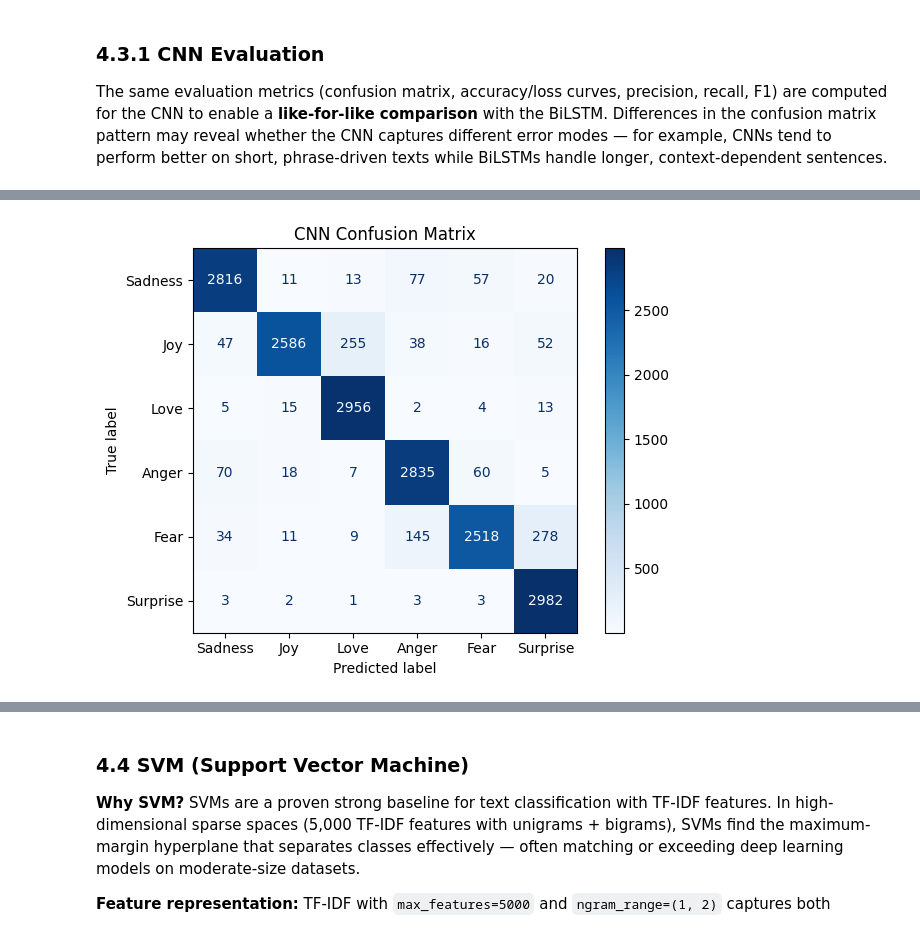
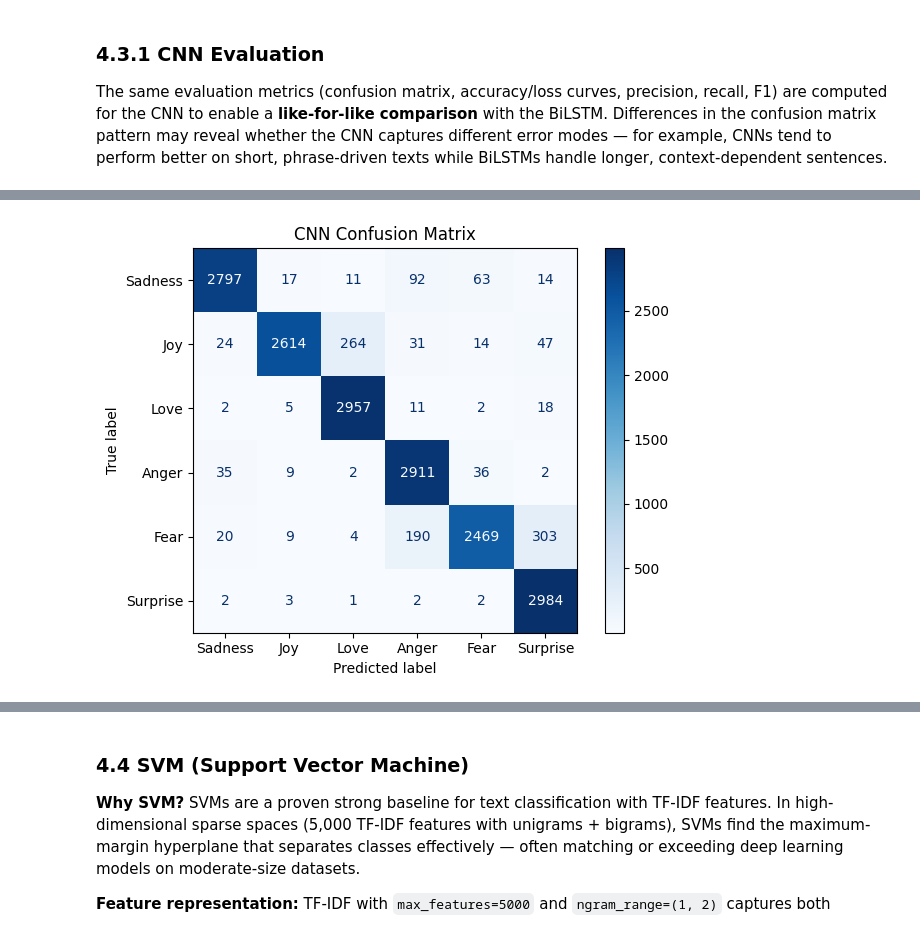
Before and after one commit to limhpone/st125970-MindTrace-yolanda-ML-Final-Project, a Jupyter notebook: Emotion_prediction_source_code.ipynb, the cells around one changed output, grey strips where cells are left out. Saved outputs shown, nothing was run; the diff lists cells and outputs as text; code cells hidden in the pictures.

```diff
--- a/Emotion_prediction_source_code.ipynb
+++ b/Emotion_prediction_source_code.ipynb
@@ -405,0 +430,4 @@ df.head()
+# %%
+# Remove the auto-generated ID column by name (more robust than positional indexing)
+df = balanced_dataset.drop(columns=['Unnamed: 0'])
+df.head()
@@ -608,7 +643,7 @@ from tensorflow.keras.preprocessing.text import Tokenizer
 from tensorflow.keras.preprocessing.sequence import pad_sequences
 
 max_word = 60000
-embedding_dim = 64
+embedding_dim = 100  # used in Embedding layer output_dim for both BiLSTM and CNN
 trunc_type = 'post'
 oov_tok = '<OOV>'
 
@@ -846,11 +923,11 @@ F1-Score: 94.772 %
 #build cnn model
 from tensorflow.keras.layers import Embedding, Conv1D, MaxPooling1D, Flatten, Dense, Dropout, BatchNormalization
 CNN_model = tf.keras.Sequential([
-    tf.keras.layers.Embedding(input_dim=max_word, output_dim=100,input_shape=(max_length,)),
-    tf.keras.layers.Conv1D(256,5, activation='relu'),
+    tf.keras.layers.Embedding(input_dim=max_word, output_dim=embedding_dim, input_shape=(max_length,)),
+    tf.keras.layers.Conv1D(256, 5, activation='relu'),
     tf.keras.layers.MaxPooling1D(),
     tf.keras.layers.Dropout(0.5),
-    tf.keras.layers.Conv1D(128,5, activation='relu'),
+    tf.keras.layers.Conv1D(128, 5, activation='relu'),
     tf.keras.layers.MaxPooling1D(),
     tf.keras.layers.Flatten(),
     tf.keras.layers.Dense(64, activation='relu'),
@@ -884,11 +961,18 @@ Model: "sequential_1"
  Trainable params: 6,366,406 (24.29 MB)
  Non-trainable params: 0 (0.00 B)
 # %%
+# Fresh EarlyStopping callback — avoids carrying stale state from BiLSTM training
+early_stopping_cnn = EarlyStopping(
+    monitor='val_loss',
+    patience=3,
+    restore_best_weights=True
+)
+
 CNN_history = CNN_model.fit(X_train_padded, y_train_encoded,
                     epochs=10,
-                    batch_size=32,
+                    batch_size=BATCH_SIZE,
                     validation_data = (X_val_padded, y_val_encoded),
-                    callbacks = [early_stopping],
+                    callbacks = [early_stopping_cnn],
                     verbose=1)
 # %% [output]
 Epoch 1/10
@@ -902,17 +990,23 @@ Epoch 3/10
 
 The same evaluation metrics (confusion matrix, accuracy/loss curves, precision, recall, F1) are computed for the CNN to enable a **like-for-like comparison** with the BiLSTM. Differences in the confusion matrix pattern may reveal whether the CNN captures different error modes — for example, CNNs tend to perform better on short, phrase-driven texts while BiLSTMs handle longer, context-dependent sentences.
 # %%
+from sklearn.metrics import confusion_matrix, ConfusionMatrixDisplay
+import matplotlib.pyplot as plt
+import numpy as np
+
+# Make predictions on the test set (once — reused in metrics cell below)
 y_pred = CNN_model.predict(X_test_padded)
-
-
 y_pred_classes = np.argmax(y_pred, axis=1)
 y_true_classes = np.argmax(y_test_encoded, axis=1)
+
+# Save for model comparison (avoids re-calling predict later)
+y_pred_cnn_test = y_pred_classes.copy()
 
 # Create the confusion matrix
 cm = confusion_matrix(y_true_classes, y_pred_classes)
 labels = list(label_map.values())
 # Plot Confusion Matrix
-cm_display = ConfusionMatrixDisplay(confusion_matrix=cm,display_labels=labels)
+cm_display = ConfusionMatrixDisplay(confusion_matrix=cm, display_labels=labels)
 cm_display.plot(cmap='Blues')
 plt.title('CNN Confusion Matrix')
 plt.tight_layout()
@@ -923,4 +1017,4 @@ plt.show()
-[figure, old version]
+[figure, new version]
 # %%
 plt.figure(figsize=(12, 4))
 
```
Also changed, not shown: parts of 41 cells of this notebook, 31 other files.
